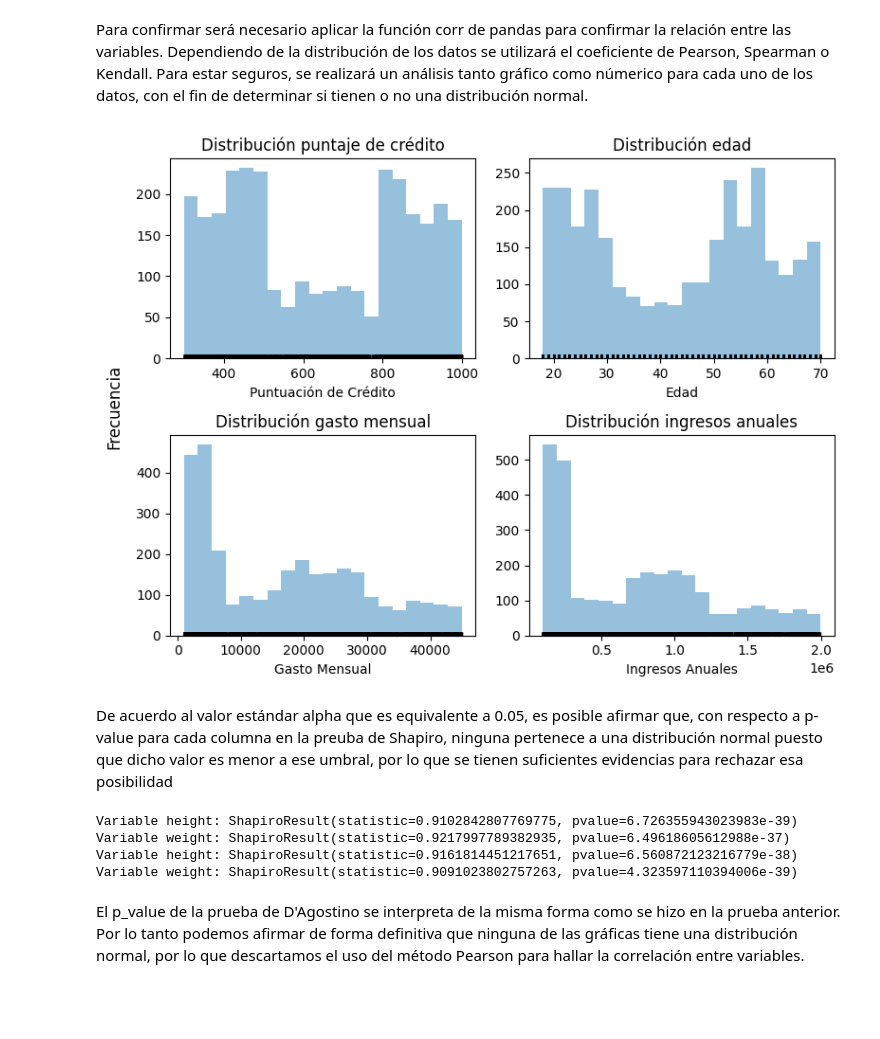
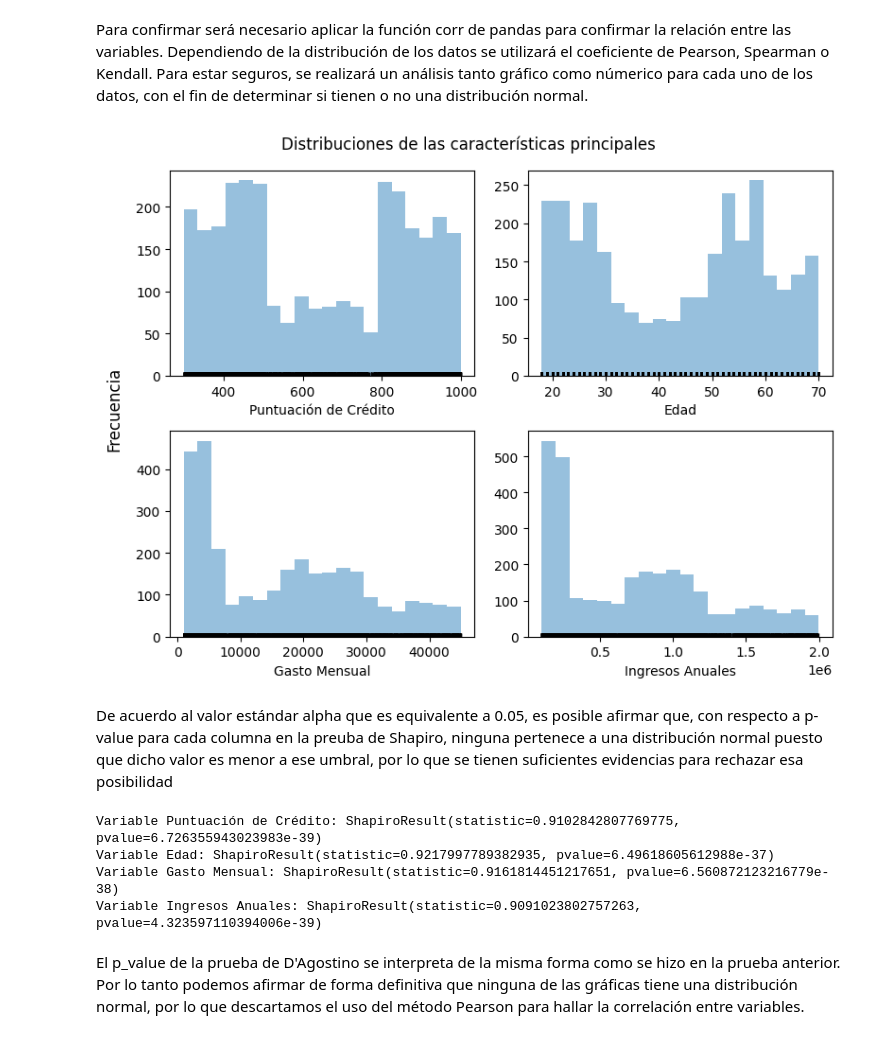
Before and after one commit to Sanjiro1202/Clustering, a Jupyter notebook: Modelo_de_Segmentación_de_Clientes.ipynb, the cells around one changed output. Saved outputs shown, nothing was run; the diff lists cells and outputs as text; code cells hidden in the pictures; blank space fills up the shorter version.

```diff
--- a/Modelo_de_Segmentación_de_Clientes.ipynb
+++ b/Modelo_de_Segmentación_de_Clientes.ipynb
@@ -88,50 +83,35 @@ Text(0, 0.5, 'Compras en el ultimo año')
 # %% [markdown]
 Para confirmar será necesario aplicar la función corr de pandas para confirmar la relación entre las variables. Dependiendo de la distribución de los datos se utilizará el coeficiente de Pearson, Spearman o Kendall. Para estar seguros, se realizará un análisis tanto gráfico como númerico para cada uno de los datos, con el fin de determinar si tienen o no una distribución normal.
-# %%
-# Gráfica con las distribuciones de cada variable
-fig, axs = plt.subplots(nrows=2, ncols=2, figsize=(8, 6))
-fig.supylabel("Frecuencia")
-
-axs[0][0].hist(x=df["Puntuación de Crédito"], bins=20, color="#3182bd", alpha=0.5)
-axs[0][0].plot(df["Puntuación de Crédito"], np.full_like(df["Puntuación de Crédito"], -0.01), '|k', markeredgewidth=1)
-axs[0][0].set_title('Distribución puntaje de crédito')
-axs[0][0].set_xlabel('Puntuación de Crédito')
-
-axs[0][1].hist(x=df["Edad"], bins=20, color="#3182bd", alpha=0.5)
-axs[0][1].plot(df["Edad"], np.full_like(df["Edad"], -0.01), '|k', markeredgewidth=1)
-axs[0][1].set_title('Distribución edad')
-axs[0][1].set_xlabel('Edad')
-
-axs[1][0].hist(x=df["Gasto Mensual"], bins=20, color="#3182bd", alpha=0.5)
-axs[1][0].plot(df["Gasto Mensual"], np.full_like(df["Gasto Mensual"], -0.01), '|k', markeredgewidth=1)
-axs[1][0].set_title('Distribución gasto mensual')
-axs[1][0].set_xlabel('Gasto Mensual')
-
-axs[1][1].hist(x=df["Ingresos Anuales"], bins=20, color="#3182bd", alpha=0.5)
-axs[1][1].plot(df["Ingresos Anuales"], np.full_like(df["Ingresos Anuales"], -0.01), '|k', markeredgewidth=1)
-axs[1][1].set_title('Distribución ingresos anuales')
-axs[1][1].set_xlabel('Ingresos Anuales')
-
-plt.tight_layout();
-# %% [output]
-[figure, removed]
+# %%
+# Gráfica con las distribuciones de cada variable
+fig, axs = plt.subplots(2, 2, figsize=(8, 6))
+fig.suptitle("Distribuciones de las características principales")
+fig.supylabel("Frecuencia")
+x_axis_matrix = [["Puntuación de Crédito","Edad"],["Gasto Mensual","Ingresos Anuales"]]
+
+for i in range(2):
+  for j in range(2):
+    axs[i][j].hist(x=df[x_axis_matrix[i][j]], bins=20, color="#3182bd", alpha=0.5)
+    axs[i][j].plot(df[x_axis_matrix[i][j]], np.full_like(df[x_axis_matrix[i][j]], -0.01), '|k', markeredgewidth=1)
+    axs[i][j].set_xlabel(x_axis_matrix[i][j])
+
+plt.tight_layout();
+# %% [output]
+[figure, added]
 # %% [markdown]
 De acuerdo al valor estándar alpha que es equivalente a 0.05, es posible afirmar que, con respecto a p-value para cada columna en la preuba de Shapiro, ninguna pertenece a una distribución normal puesto que dicho valor es menor a ese umbral, por lo que se tienen suficientes evidencias para rechazar esa posibilidad
-# %%
-# Normalidad de los residuos Shapiro-Wilk test
-shapiro_test = stats.shapiro(df["Puntuación de Crédito"])
-print(f"Variable height: {shapiro_test}")
-shapiro_test = stats.shapiro(df["Edad"])
-print(f"Variable weight: {shapiro_test}")
-shapiro_test = stats.shapiro(df["Gasto Mensual"])
-print(f"Variable height: {shapiro_test}")
-shapiro_test = stats.shapiro(df["Ingresos Anuales"])
-print(f"Variable weight: {shapiro_test}")
-# %% [output]
-Variable height: ShapiroResult(statistic=0.9102842807769775, pvalue=6.726355943023983e-39)
-Variable weight: ShapiroResult(statistic=0.9217997789382935, pvalue=6.49618605612988e-37)
-Variable height: ShapiroResult(statistic=0.9161814451217651, pvalue=6.560872123216779e-38)
-Variable weight: ShapiroResult(statistic=0.9091023802757263, pvalue=4.323597110394006e-39)
+# %%
+# Normalidad de los residuos Shapiro-Wilk test
+caracteristicas = ["Puntuación de Crédito","Edad","Gasto Mensual","Ingresos Anuales"]
+
+for variable in caracteristicas:
+  shapiro_test = stats.shapiro(df[variable])
+  print(f"Variable {variable}: {shapiro_test}")
+# %% [output]
+Variable Puntuación de Crédito: ShapiroResult(statistic=0.9102842807769775, pvalue=6.726355943023983e-39)
+Variable Edad: ShapiroResult(statistic=0.9217997789382935, pvalue=6.49618605612988e-37)
+Variable Gasto Mensual: ShapiroResult(statistic=0.9161814451217651, pvalue=6.560872123216779e-38)
+Variable Ingresos Anuales: ShapiroResult(statistic=0.9091023802757263, pvalue=4.323597110394006e-39)
 # %% [markdown]
 El p_value de la prueba de D'Agostino se interpreta de la misma forma como se hizo en la prueba anterior. Por lo tanto podemos afirmar de forma definitiva que ninguna de las gráficas tiene una distribución normal, por lo que descartamos el uso del método Pearson para hallar la correlación entre variables.
 # %%
```
Also changed, not shown: parts of 3 cells of this notebook.
